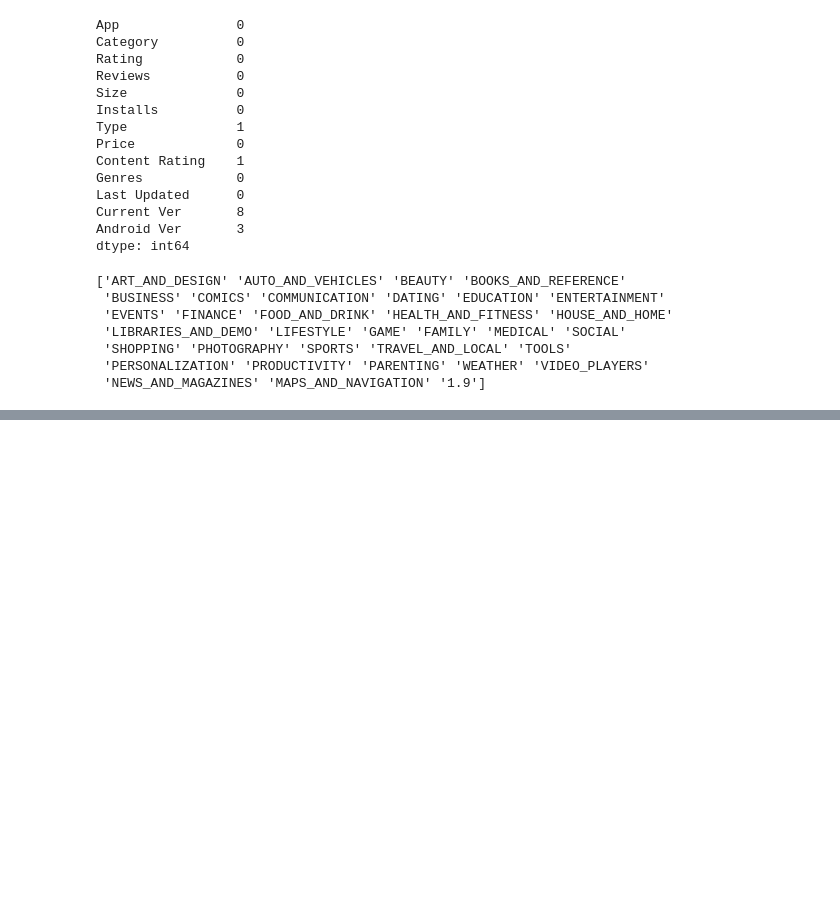
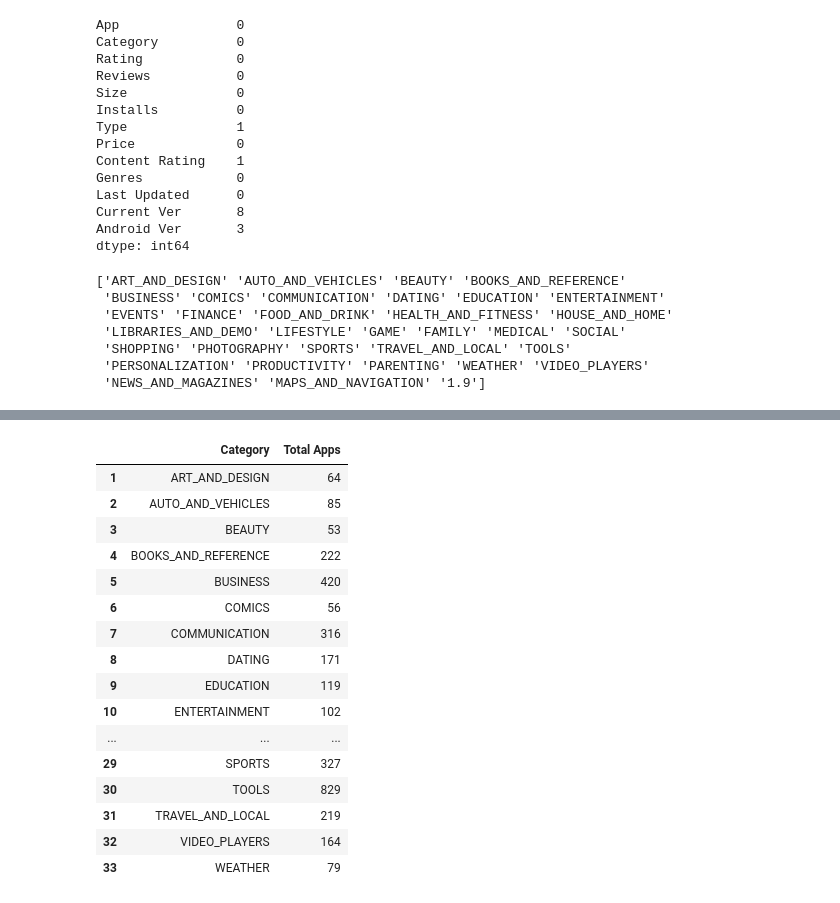
Before and after one commit to Navjotkhatri/EDA-Play-Store-App-Review-Analysis, a Jupyter notebook: EDA_Play_Store_App_Review_Analysis_Capstone_Project.ipynb, the cells around one changed output, grey strips where cells are left out. Drawn from its saved outputs; the diff is of its cells as text; code cells hidden in the pictures; blank space fills up the shorter version.

```diff
--- a/EDA_Play_Store_App_Review_Analysis_Capstone_Project.ipynb
+++ b/EDA_Play_Store_App_Review_Analysis_Capstone_Project.ipynb
@@ -174,3 +174,25 @@ ps_df.tail(10)
 | 10838 | Parkinson Exercices FR | MEDICAL | 4.19 | 3 | 9.5M | 1,000+ | Free | 0 | Everyone | Medical | ... |
 | 10839 | The SCP Foundation DB fr nn5n | BOOKS_AND_REFERENCE | 4.50 | 114 | Varies with device | 1,000+ | Free | 0 | Mature 17+ | Books & Reference | ... |
 | 10840 | iHoroscope - 2018 Daily Horoscope... | LIFESTYLE | 4.50 | 398307 | 19M | 10,000,000+ | Free | 0 | Everyone | Lifestyle | ... |
+# %%
+df=ps_df.groupby('Category')['App'].nunique().reset_index(name="Total Apps")
+df=df.drop(df.index[[0]])
+df
+# %% [output]
+|  | Category | Total Apps |
+| 1 | ART_AND_DESIGN | 64 |
+| 2 | AUTO_AND_VEHICLES | 85 |
+| 3 | BEAUTY | 53 |
+| 4 | BOOKS_AND_REFERENCE | 222 |
+| 5 | BUSINESS | 420 |
+| 6 | COMICS | 56 |
+| 7 | COMMUNICATION | 316 |
+| 8 | DATING | 171 |
+| 9 | EDUCATION | 119 |
+| 10 | ENTERTAINMENT | 102 |
+| ... | ... | ... |
+| 29 | SPORTS | 327 |
+| 30 | TOOLS | 829 |
+| 31 | TRAVEL_AND_LOCAL | 219 |
+| 32 | VIDEO_PLAYERS | 164 |
+| 33 | WEATHER | 79 |
```
Also changed, not shown: parts of 4 cells of this notebook.
